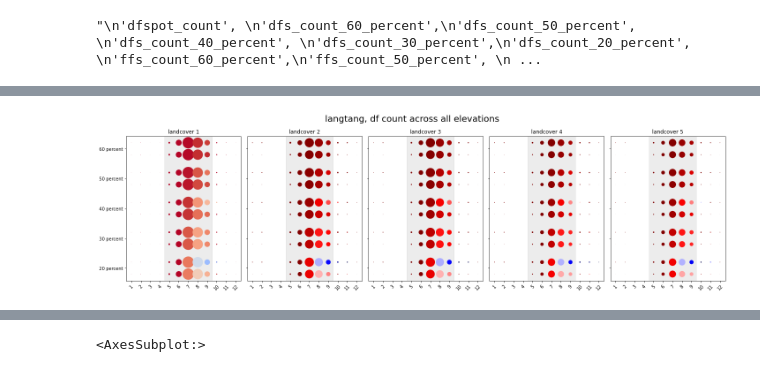
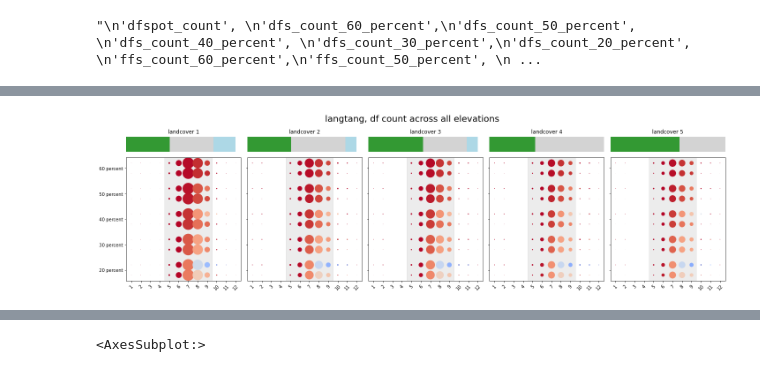
Before and after one commit to varyabazilova/sedcas_sediments_hma, a Jupyter notebook: 202406_modelruns/df_count_bubbles_for_all.ipynb, the cells around one changed output, grey strips where cells are left out. Cells and saved outputs as stored; diff of their text form; code cells hidden in the pictures.

Commit message:
count + volume plots

```diff
--- a/202406_modelruns/df_count_bubbles_for_all.ipynb
+++ b/202406_modelruns/df_count_bubbles_for_all.ipynb
@@ -415,7 +342,7 @@ vmin = 0
 vmax = 100
 center = vmax/2
 # Convert categorical landcover to numeric for plotting
-percentile_numeric, percentile_labels = pd.factorize(df.percentile_input)
+percentile_numeric, percentile_labels = pd.factorize(df_once1.percentile_input)
 
 # # Define normalization with midpoint at 50%
 norm = mcolors.TwoSlopeNorm(vmin=vmin, vcenter=center, vmax=vmax)
@@ -424,29 +351,37 @@ norm = mcolors.TwoSlopeNorm(vmin=vmin, vcenter=center, vmax=vmax)
 
 fig = plt.figure(figsize=(20, 5.8), layout='tight')
 mosaic = fig.subplot_mosaic('''
+                            ABCDE
+                            abcde
+                            abcde
+                            abcde
+                            abcde
+                            abcde
                             abcde
                             ''')
-# Apply axvspan to all axes in the mosaic
-for ax in mosaic.values():
-    ax.axvspan(5 - 0.5, 9 + 0.5, color='grey', alpha=0.15)
-# #
 
+# List of subplot keys where the grey background should be applied
+target_axes = ['a', 'b', 'c', 'd', 'e']
+
+# Apply axvspan **only to the target axes**
+for key in target_axes:
+    mosaic[key].axvspan(5 - 0.5, 9 + 0.5, color='grey', alpha=0.15)
 
 s1 = mosaic['a'].scatter(x = df_daily1.month, y = percentile_numeric-0.20, c = df_daily1.dfs_count_percent, s = df_daily1.dfspot_count*100, cmap = 'coolwarm', norm=norm, edgecolor = 'none')
 mosaic['a'].scatter(x = df_once1.month, y = percentile_numeric+0.20, c = df_once1.dfs_count_percent, s = df_once1.dfspot_count*100, cmap = 'coolwarm', norm=norm, edgecolor = 'none')
 
-mosaic['b'].scatter(x = df_daily2.month, y = percentile_numeric-0.20, c = df_daily2.dfs_count_percent, s = df_daily2.dfspot_count*100, cmap = 'seismic', norm=norm,  edgecolor = 'none')
-mosaic['b'].scatter(x = df_once2.month,  y = percentile_numeric+0.20,  c = df_once2.dfs_count_percent,  s = df_once2.dfspot_count*100, cmap = 'seismic', norm=norm)
+mosaic['b'].scatter(x = df_daily2.month, y = percentile_numeric-0.20, c = df_daily2.dfs_count_percent, s = df_daily2.dfspot_count*100, cmap = 'coolwarm', norm=norm,  edgecolor = 'none')
+mosaic['b'].scatter(x = df_once2.month,  y = percentile_numeric+0.20,  c = df_once2.dfs_count_percent,  s = df_once2.dfspot_count*100, cmap = 'coolwarm', norm=norm)
 
-mosaic['c'].scatter(x = df_daily3.month, y = percentile_numeric-0.20, c = df_daily3.dfs_count_percent, s = df_daily3.dfspot_count*100, cmap = 'seismic', norm=norm,  edgecolor = 'none')
-mosaic['c'].scatter(x = df_once3.month,  y = percentile_numeric+0.20,  c = df_once3.dfs_count_percent,  s = df_once3.dfspot_count*100, cmap = 'seismic', norm=norm)
+mosaic['c'].scatter(x = df_daily3.month, y = percentile_numeric-0.20, c = df_daily3.dfs_count_percent, s = df_daily3.dfspot_count*100, cmap = 'coolwarm', norm=norm,  edgecolor = 'none')
+mosaic['c'].scatter(x = df_once3.month,  y = percentile_numeric+0.20,  c = df_once3.dfs_count_percent,  s = df_once3.dfspot_count*100, cmap = 'coolwarm', norm=norm)
 
-mosaic['d'].scatter(x = df_daily4.month, y = percentile_numeric-0.20, c = df_daily4.dfs_count_percent, s = df_daily4.dfspot_count*100, cmap = 'seismic', norm=norm,  edgecolor = 'none')
-mosaic['d'].scatter(x = df_once4.month,  y = percentile_numeric+0.20,  c = df_once4.dfs_count_percent,  s = df_once4.dfspot_count*100, cmap = 'seismic', norm=norm)
+mosaic['d'].scatter(x = df_daily4.month, y = percentile_numeric-0.20, c = df_daily4.dfs_count_percent, s = df_daily4.dfspot_count*100, cmap = 'coolwarm', norm=norm,  edgecolor = 'none')
+mosaic['d'].scatter(x = df_once4.month,  y = percentile_numeric+0.20,  c = df_once4.dfs_count_percent,  s = df_once4.dfspot_count*100, cmap = 'coolwarm', norm=norm)
 
 
-mosaic['e'].scatter(x = df_daily5.month, y = percentile_numeric-0.20, c = df_daily5.dfs_count_percent, s = df_daily5.dfspot_count*100, cmap = 'seismic', norm=norm,  edgecolor = 'none')
-mosaic['e'].scatter(x = df_once5.month,  y = percentile_numeric+0.20,  c = df_once5.dfs_count_percent,  s = df_once5.dfspot_count*100, cmap = 'seismic', norm=norm)
+mosaic['e'].scatter(x = df_daily5.month, y = percentile_numeric-0.20, c = df_daily5.dfs_count_percent, s = df_daily5.dfspot_count*100, cmap = 'coolwarm', norm=norm,  edgecolor = 'none')
+mosaic['e'].scatter(x = df_once5.month,  y = percentile_numeric+0.20,  c = df_once5.dfs_count_percent,  s = df_once5.dfspot_count*100, cmap = 'coolwarm', norm=norm)
 
 
 mosaic['a'].set_yticks(range(len(percentile_labels)))
@@ -460,8 +395,8 @@ mosaic['a'].set_yticklabels(percentile_labels)
 # -------------------
 
 for key in ['a', 'b', 'c', 'd', 'e']:
-    mosaic[key].set_xticks(df.month.unique())  # Set tick positions
-    mosaic[key].set_xticklabels(df.month.unique(), rotation=45)  # Set tick labels, rotate
+    mosaic[key].set_xticks(df_once1.month.unique())  # Set tick positions
+    mosaic[key].set_xticklabels(df_once1.month.unique(), rotation=45)  # Set tick labels, rotate
 
 for key in ['a']:
     mosaic[key].set_yticks(range(len(percentile_labels)))
@@ -471,13 +406,54 @@ for key in ['b', 'c', 'd', 'e']:
     mosaic[key].set_yticklabels([])
 
 
-mosaic['a'].set_title('landcover 1')
-mosaic['b'].set_title('landcover 2')
-mosaic['c'].set_title('landcover 3')
-mosaic['d'].set_title('landcover 4')
-mosaic['e'].set_title('landcover 5')
+mosaic['A'].set_title('landcover 1')
+mosaic['B'].set_title('landcover 2')
+mosaic['C'].set_title('landcover 3')
+mosaic['D'].set_title('landcover 4')
+mosaic['E'].set_title('landcover 5')
 
 
 # plt.savefig(outpath + 'bubble_plot_landcover_panels_new_legend.png', dpi = 300, bbox_inches = 'tight')
 plt.suptitle('langtang, df count across all elevations', fontsize = 20)
+
+
+# color bar for land cover shares
+
+# Define color proportions for each panel (Green, Yellow, Gray)
+shares = [
+    (40, 40, 20),  # First bar: 40% green (veg) , 30% grey (bedrock), 30% blue (glacier)
+    (40, 50, 10),
+    (50, 40, 10),
+    (40, 60, 00),
+    (60, 40, 00),
+]
+
+# Iterate over the bar row and create the proportional bars
+for i, key in enumerate("ABCDE"):
+    bar_ax = mosaic[key]  # Select the correct subplot for the bar
+
+    # Remove ticks, labels, and spines
+    bar_ax.set_xticks([])
+    bar_ax.set_yticks([])
+    bar_ax.set_frame_on(False)
+
+    # Extract proportions (must sum to 100%)
+    p1, p2, p3 = shares[i]  # Green, Yellow, Gray
+
+    # Convert percentages to width (normalized to 1)
+    p1 /= 100
+    p2 /= 100
+    p3 /= 100
+
+    # Plot the three segments
+    bar_ax.barh(0, p1, height=1, color='green', align='center', alpha = 0.8)
+    bar_ax.barh(0, p2, height=1, color='lightgray', left=p1, align='center')
+    bar_ax.barh(0, p3, height=1, color='lightblue', left=p1 + p2, align='center')
+
+    # # Add percentage label (can be adjusted)
+    # bar_ax.text(0.5, 0, f"{shares[i][0]}% / {shares[i][1]}% / {shares[i][2]}%",
+    #             ha='center', va='center', fontsize=12, color='black', weight='bold')
+
+
+# plt.savefig('/Users/varyabazilova/Desktop/paper2/202406_modelruns/30years/output/testplots/bubble_plot_landcover_panels_new_legend.png', bbox_inches = 'tight', dpi = 300)
 # %% [output]
@@ -485,4 +460,4 @@ Text(0.5, 0.98, 'langtang, df count across all elevations')
-[figure, old version]
+[figure, new version]
 # %%
 outpath
 # %% [output]
```
Also changed, not shown: parts of 25 cells of this notebook, 24 other files.
